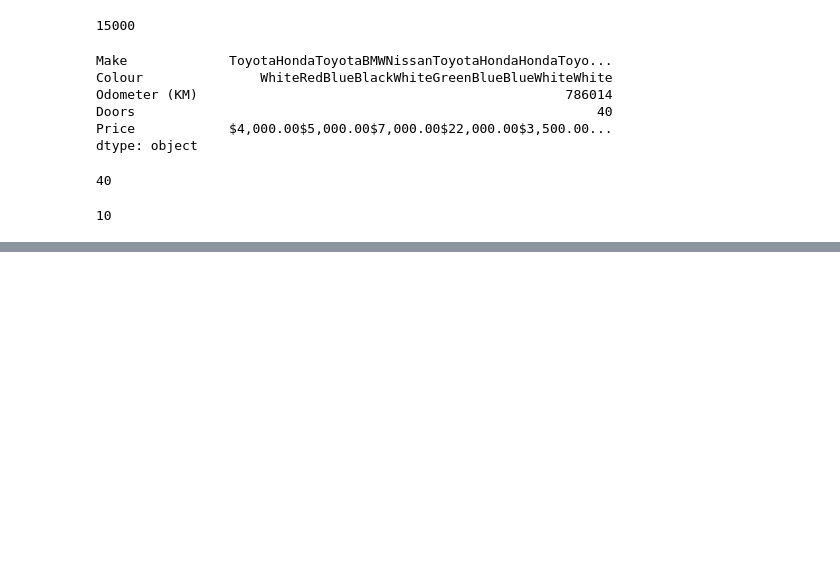
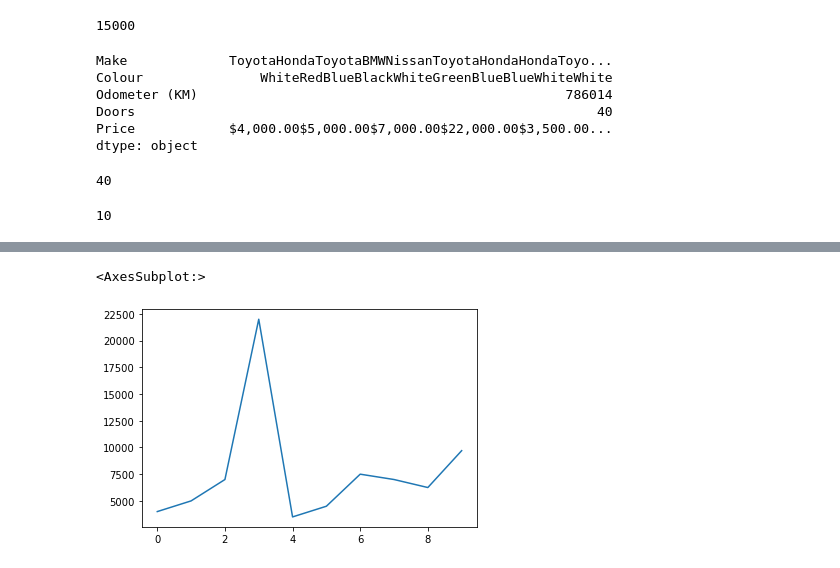
Before and after one commit to mayurvarma14/ml-libraries-demo, a Jupyter notebook: Intro to pandas.ipynb, the cells around one changed output, grey strips where cells are left out. Cells and saved outputs as stored; diff of their text form; code cells hidden in the pictures; blank space fills up the shorter version.

```diff
--- a/Intro to pandas.ipynb
+++ b/Intro to pandas.ipynb
@@ -142,0 +284,2 @@ len(car_sales)
+# %%
+car_sales["Price"]=car_sales["Price"].str.replace('[\$\,\.]','').astype(int)/100
@@ -142,0 +300,5 @@ len(car_sales)
+# %%
+car_sales["Price"].plot()
+# %% [output]
+<AxesSubplot:>
+[figure, added]
```
Also changed, not shown: parts of 23 cells of this notebook.
